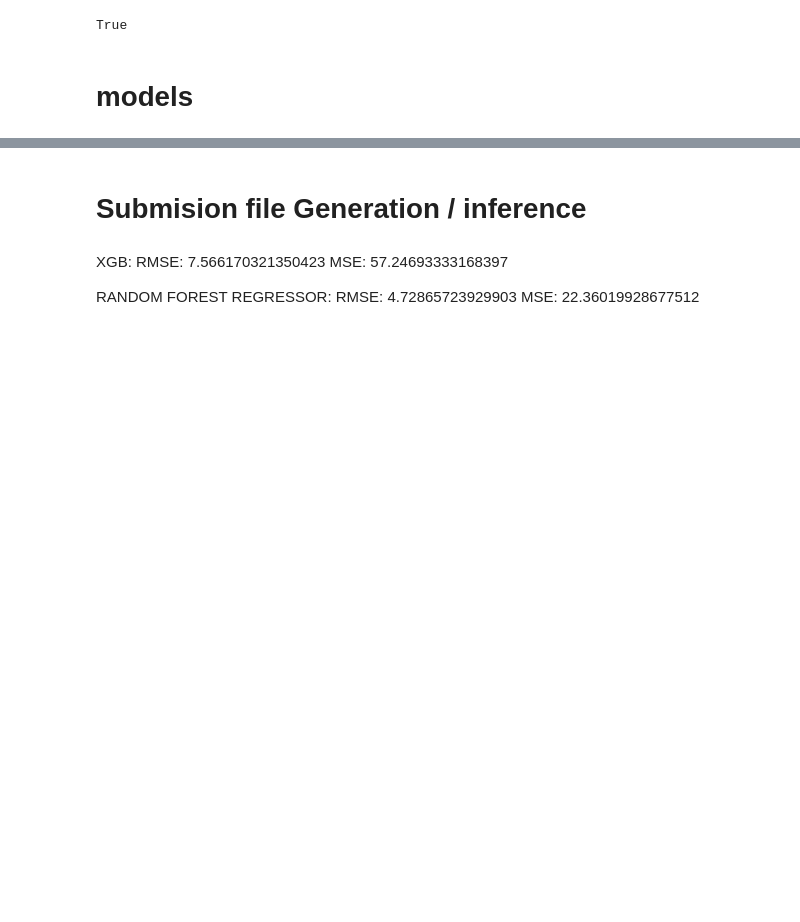
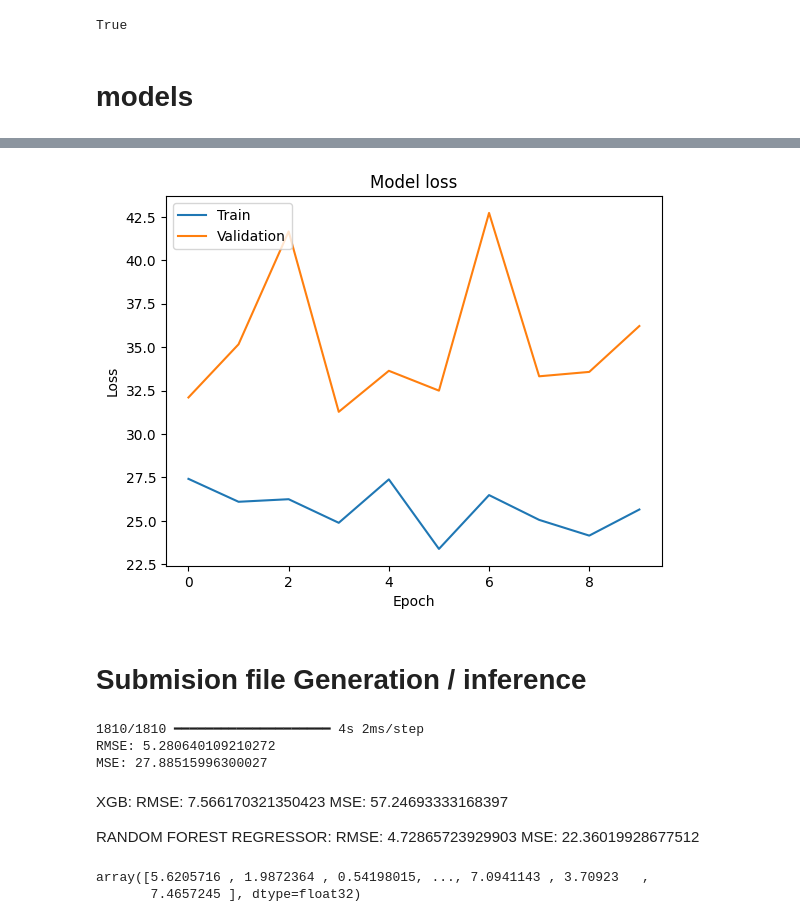
Before and after one commit to AidaLog/admob-forecast, a Jupyter notebook: multi_modal_clicks.ipynb, the cells around one changed output, grey strips where cells are left out. Drawn from its saved outputs; the diff is of its cells as text; code cells hidden in the pictures; blank space fills up the shorter version.

```diff
--- a/multi_modal_clicks.ipynb
+++ b/multi_modal_clicks.ipynb
@@ -135,9 +133,9 @@ corr_features = corr['clicks'][corr['clicks'] > 0].index.drop('clicks')
 # %%
 %%capture
 x = X[corr_features]
-y = df['clicks']
+# y = df['clicks']
 
-# add date features for time series
+# # add date features for time series
 x['year'] = X['year']
 x['month'] = X['month']
 x['day'] = X['day']
@@ -219,0 +219,13 @@ model = models[model_choice]
+# %%
+# Define neural network model
+model = Sequential([
+    Dense(64, activation='relu', input_shape=(x_train.shape[1],)),
+    Dense(32, activation='relu'),
+    Dense(1)  # Output layer with 1 neuron for regression
+])
+
+# Compile model
+model.compile(optimizer=Adam(learning_rate=0.001), loss='mean_squared_error')
+# %%
+# Train model
+history = model.fit(x_train, y_train, batch_size=32, epochs=10, validation_split=0.2, verbose=1)
@@ -220,14 +253,37 @@ model = models[model_choice]
+# %%
+# model_choice = "RandomForest"
+# model = models[model_choice]
+
+import matplotlib.pyplot as plt
+
+# Plot training & validation loss values
+plt.plot(history.history['loss'])
+plt.plot(history.history['val_loss'])
+plt.title('Model loss')
+plt.ylabel('Loss')
+plt.xlabel('Epoch')
+plt.legend(['Train', 'Validation'], loc='upper left')
+plt.show()
+# %% [output]
+[figure, added]
 # %% [markdown]
 # Submision file Generation / inference
 # %%
 # model evaluation
 from sklearn.metrics import mean_squared_error
 
-mse = mean_squared_error(y_test, model.predict(x_test))
+# Evaluate model
+y_pred = model.predict(x_test)
+
+mse = mean_squared_error(y_test, y_pred)
 rmse = np.sqrt(mse)
 
 print(f'RMSE: {rmse}')
 print(f'MSE: {mse}')
+# %% [output]
+1810/1810 ━━━━━━━━━━━━━━━━━━━━ 4s 2ms/step
+RMSE: 5.280640109210272
+MSE: 27.88515996300027
 # %% [markdown]
 XGB:
 RMSE: 7.566170321350423
@@ -236,6 +292,13 @@ MSE: 57.24693333168397
 RANDOM FOREST REGRESSOR:
 RMSE: 4.72865723929903
 MSE: 22.36019928677512
+# %%
+# flatten y_pred to 1D array
+y_pred = y_pred.flatten()
+y_pred
+# %% [output]
+array([5.6205716 , 1.9872364 , 0.54198015, ..., 7.0941143 , 3.70923   ,
+       7.4657245 ], dtype=float32)
 # %%
 def extract_id_and_date(string):
     parts = string.split('_')
```
Also changed, not shown: parts of 22 cells of this notebook.
